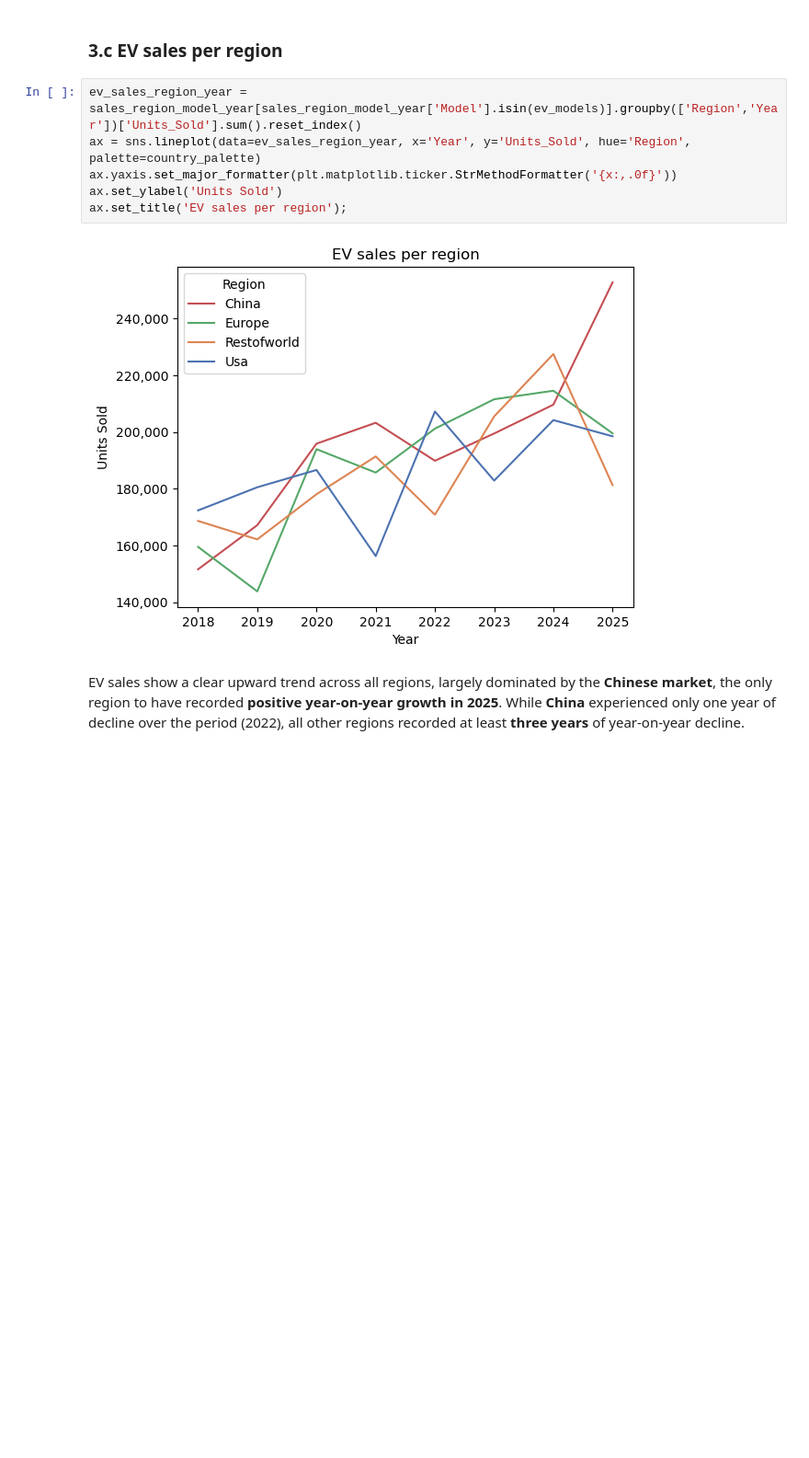
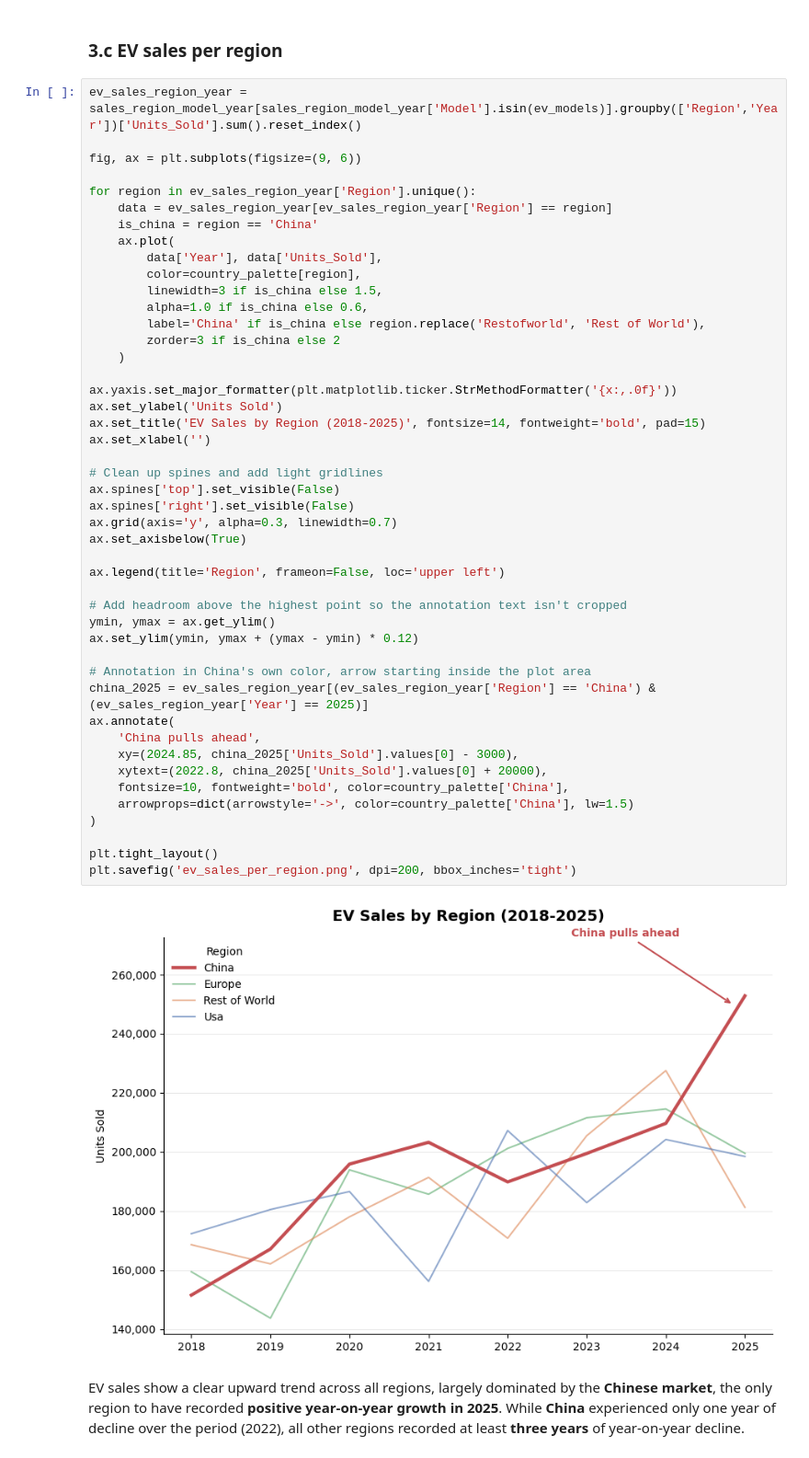
Before and after one commit to Thibouto/bmw-sales-global, a Jupyter notebook: 02_Analysis.ipynb, the cells around one changed output. Shown at 92% size. Saved outputs shown, nothing was run; the diff lists cells and outputs as text; blank space fills up the shorter version.

Commit message:
Update data cleaning and analysis notebooks, add EV sales chart
Co-Authored-By: Claude Sonnet 5 <noreply@anthropic.com>

```diff
--- a/02_Analysis.ipynb
+++ b/02_Analysis.ipynb
@@ -379,12 +379,52 @@ The chart clearly shows an upward trend with notable fluctuations up to 2024, wh
 ### 3.c EV sales per region
 # %%
 ev_sales_region_year = sales_region_model_year[sales_region_model_year['Model'].isin(ev_models)].groupby(['Region','Year'])['Units_Sold'].sum().reset_index()
-ax = sns.lineplot(data=ev_sales_region_year, x='Year', y='Units_Sold', hue='Region', palette=country_palette)
+
+fig, ax = plt.subplots(figsize=(9, 6))
+
+for region in ev_sales_region_year['Region'].unique():
+    data = ev_sales_region_year[ev_sales_region_year['Region'] == region]
+    is_china = region == 'China'
+    ax.plot(
+        data['Year'], data['Units_Sold'],
+        color=country_palette[region],
+        linewidth=3 if is_china else 1.5,
+        alpha=1.0 if is_china else 0.6,
+        label='China' if is_china else region.replace('Restofworld', 'Rest of World'),
+        zorder=3 if is_china else 2
+    )
+
 ax.yaxis.set_major_formatter(plt.matplotlib.ticker.StrMethodFormatter('{x:,.0f}'))
 ax.set_ylabel('Units Sold')
-ax.set_title('EV sales per region');
+ax.set_title('EV Sales by Region (2018-2025)', fontsize=14, fontweight='bold', pad=15)
+ax.set_xlabel('')
+
+# Clean up spines and add light gridlines
+ax.spines['top'].set_visible(False)
+ax.spines['right'].set_visible(False)
+ax.grid(axis='y', alpha=0.3, linewidth=0.7)
+ax.set_axisbelow(True)
+
+ax.legend(title='Region', frameon=False, loc='upper left')
+
+# Add headroom above the highest point so the annotation text isn't cropped
+ymin, ymax = ax.get_ylim()
+ax.set_ylim(ymin, ymax + (ymax - ymin) * 0.12)
+
+# Annotation in China's own color, arrow starting inside the plot area
+china_2025 = ev_sales_region_year[(ev_sales_region_year['Region'] == 'China') & (ev_sales_region_year['Year'] == 2025)]
+ax.annotate(
+    'China pulls ahead',
+    xy=(2024.85, china_2025['Units_Sold'].values[0] - 3000),
+    xytext=(2022.8, china_2025['Units_Sold'].values[0] + 20000),
+    fontsize=10, fontweight='bold', color=country_palette['China'],
+    arrowprops=dict(arrowstyle='->', color=country_palette['China'], lw=1.5)
+)
+
+plt.tight_layout()
+plt.savefig('ev_sales_per_region.png', dpi=200, bbox_inches='tight')
 # %% [output]
-[figure, old version]
+[figure, new version]
 # %% [markdown]
 EV sales show a clear upward trend across all regions, largely dominated by the **Chinese market**, the only region to have recorded **positive year-on-year growth in 2025**. While **China** experienced only one year of decline over the period (2022), all other regions recorded at least **three years** of year-on-year decline.
 # %% [markdown]
```
Also changed, not shown: 2 other files.
